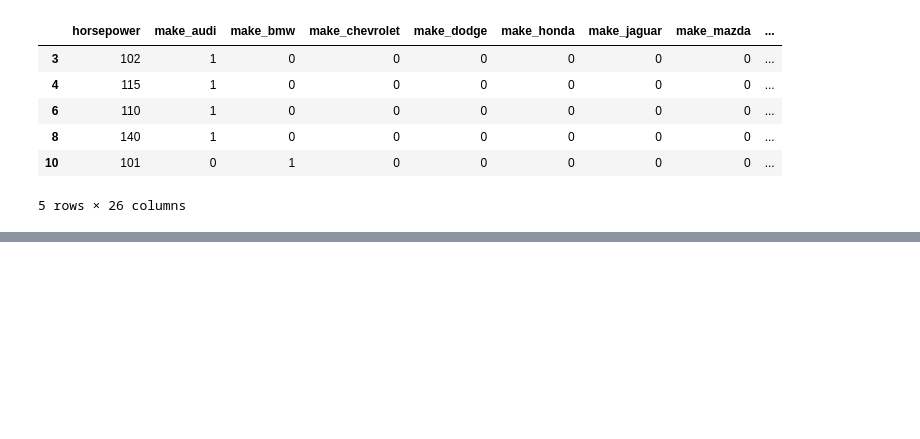
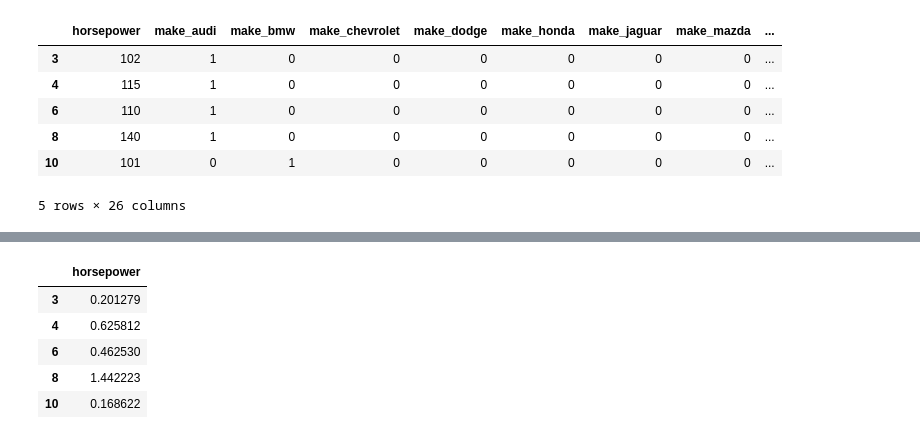
Before and after one commit to themavencoder/Automobile-Price-Prediction, a Jupyter notebook: AutomobilePricePrediction.ipynb, the cells around one changed output, grey strips where cells are left out. Saved outputs shown, nothing was run; the diff lists cells and outputs as text; code cells hidden in the pictures; blank space fills up the shorter version.

Commit message:
Standardize horsepower to be in the same range

```diff
--- a/AutomobilePricePrediction.ipynb
+++ b/AutomobilePricePrediction.ipynb
@@ -125,0 +139,12 @@ automobile_features.head()
+# %%
+automobile_features[['horsepower']] = \
+preprocessing.scale(automobile_features[['horsepower']])
+# %%
+automobile_features[['horsepower']].head()
+# %% [output]
+|  | horsepower |
+| 3 | 0.201279 |
+| 4 | 0.625812 |
+| 6 | 0.462530 |
+| 8 | 1.442223 |
+| 10 | 0.168622 |
```
Also changed, not shown: parts of 5 cells of this notebook.
